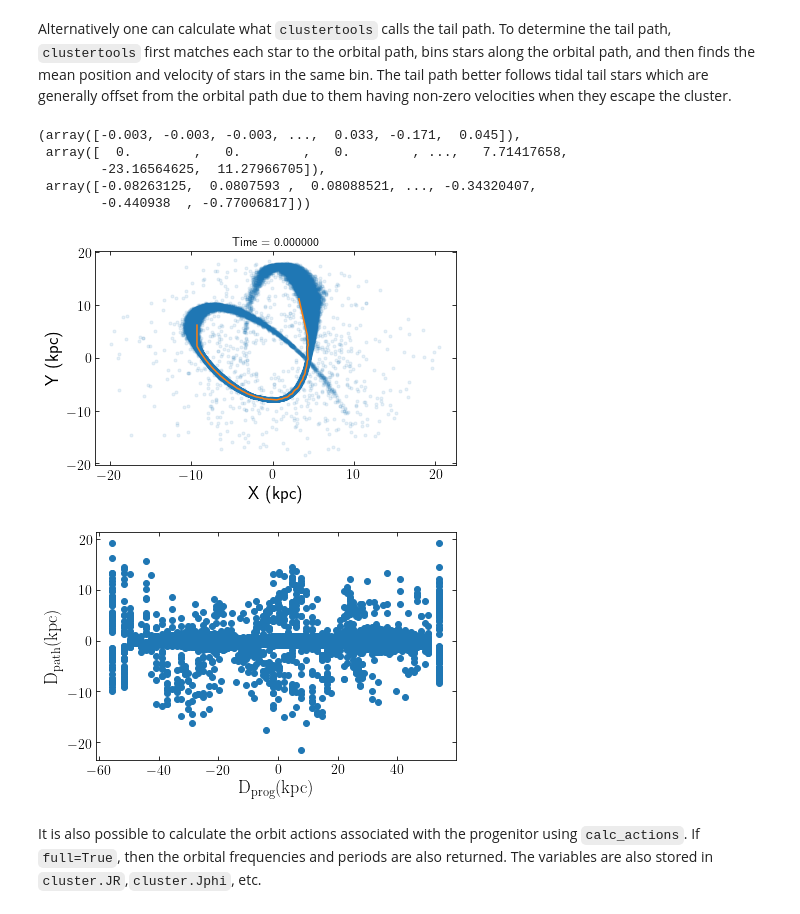
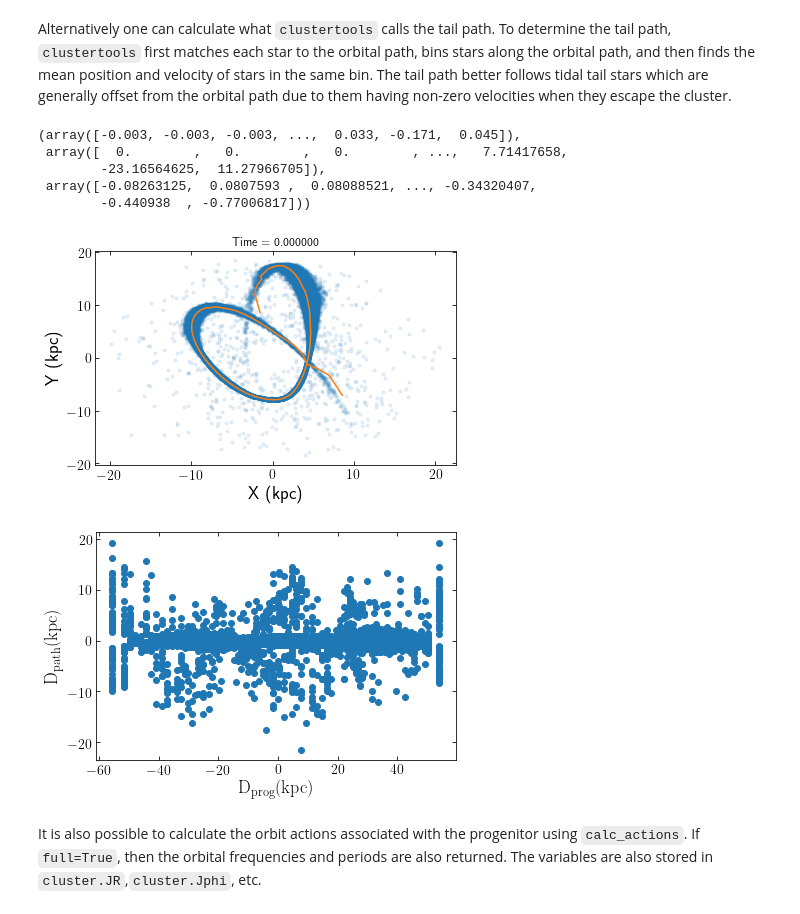
Before and after one commit to webbjj/clustertools, a Jupyter notebook: docs/source/notebooks/orbits_and_tails.ipynb, the cells around one changed output. Saved outputs shown, nothing was run; the diff lists cells and outputs as text; code cells hidden in the pictures.

```diff
--- a/docs/source/notebooks/orbits_and_tails.ipynb
+++ b/docs/source/notebooks/orbits_and_tails.ipynb
@@ -43,15 +43,15 @@ t,dprog,dpath=cluster.orbital_path_match(plot=True,dt=0.3)
 # %% [markdown]
 Alternatively one can calculate what ``clustertools`` calls the tail path. To determine the tail path, ``clustertools`` first matches each star to the orbital path, bins stars along the orbital path, and then finds the mean position and velocity of stars in the same bin. The tail path better follows tidal tail stars which are generally offset from the orbital path due to them having non-zero velocities when they escape the cluster.
 # %%
-cluster.tail_path(plot=True)
-cluster.tail_path_match(plot=True,dt=0.3)
+cluster.tail_path(plot=True,dt=0.3,filename='../images/tail_path.png')
+cluster.tail_path_match(plot=True,dt=0.3,filename='../images/tail_path_match.png')
 # %% [output]
 (array([-0.003, -0.003, -0.003, ...,  0.033, -0.171,  0.045]),
  array([  0.        ,   0.        ,   0.        , ...,   7.71417658,
         -23.16564625,  11.27966705]),
  array([-0.08263125,  0.0807593 ,  0.08088521, ..., -0.34320407,
         -0.440938  , -0.77006817]))
-[figure, old version]
+[figure, new version]
 [figure]
 # %% [markdown]
 It is also possible to calculate the orbit actions associated with the progenitor using ``calc_actions``. If ``full=True``, then the orbital frequencies and periods are also returned. The variables are also stored in ``cluster.JR``,``cluster.Jphi``, etc.
```
Also changed, not shown: 12 other files.
